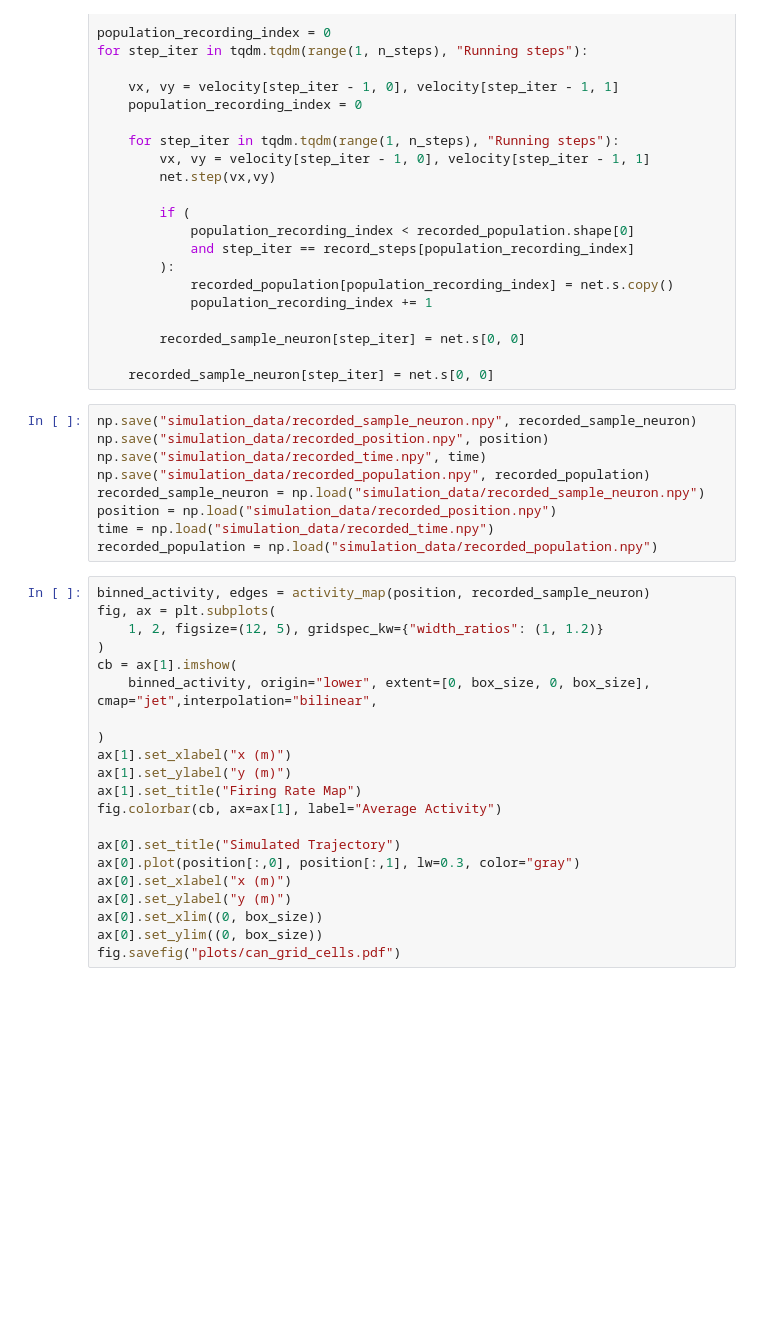
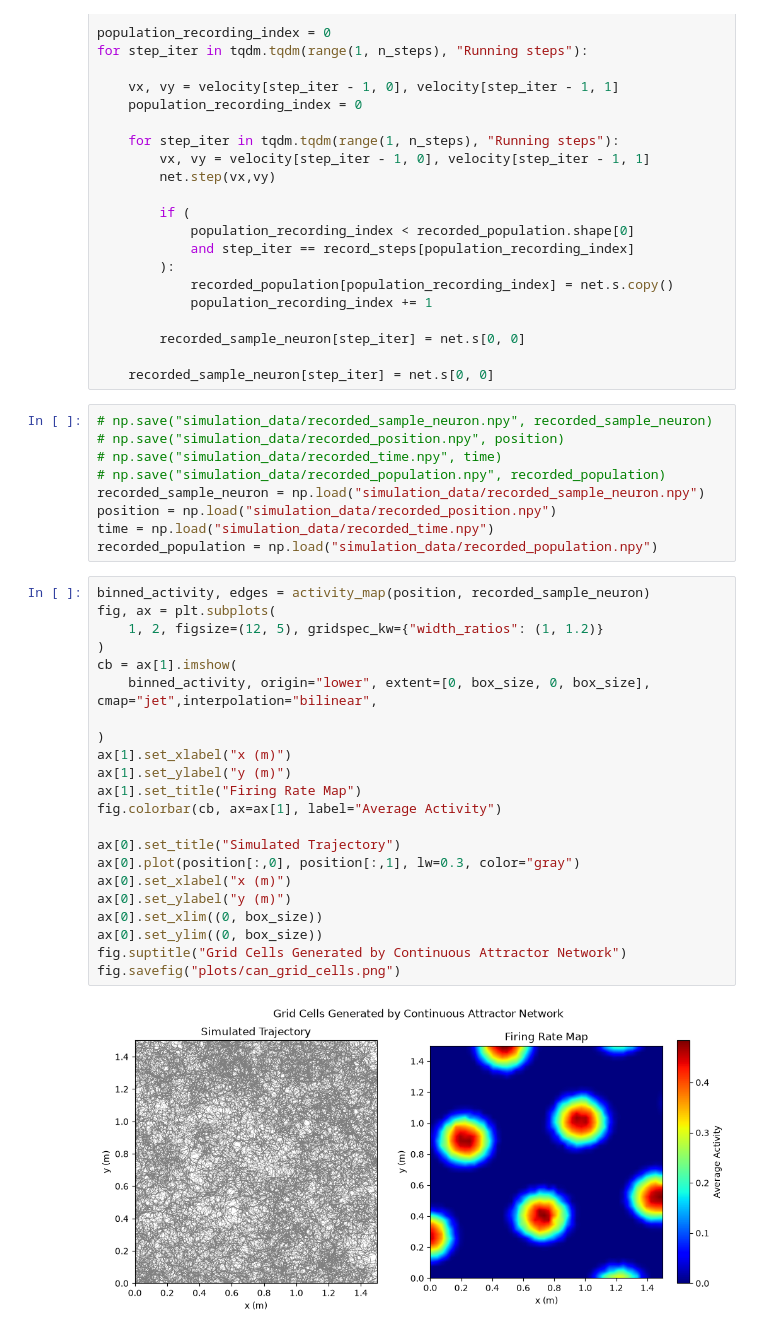
Before and after one commit to siaulich/grid-cells, a Jupyter notebook: continuous_attractor_model_2d.ipynb, the cells around one changed output. Saved outputs shown, nothing was run; the diff lists cells and outputs as text; blank space fills up the shorter version.

```diff
--- a/continuous_attractor_model_2d.ipynb
+++ b/continuous_attractor_model_2d.ipynb
@@ -58,10 +58,10 @@ for step_iter in tqdm.tqdm(range(1, n_steps), "Running steps"):
 
     recorded_sample_neuron[step_iter] = net.s[0, 0]
 # %%
-np.save("simulation_data/recorded_sample_neuron.npy", recorded_sample_neuron)
-np.save("simulation_data/recorded_position.npy", position)
-np.save("simulation_data/recorded_time.npy", time)
-np.save("simulation_data/recorded_population.npy", recorded_population)
+# np.save("simulation_data/recorded_sample_neuron.npy", recorded_sample_neuron)
+# np.save("simulation_data/recorded_position.npy", position)
+# np.save("simulation_data/recorded_time.npy", time)
+# np.save("simulation_data/recorded_population.npy", recorded_population)
 recorded_sample_neuron = np.load("simulation_data/recorded_sample_neuron.npy")
 position = np.load("simulation_data/recorded_position.npy")
 time = np.load("simulation_data/recorded_time.npy")
@@ -69,21 +69,24 @@ recorded_population = np.load("simulation_data/recorded_population.npy")
 # %%
 binned_activity, edges = activity_map(position, recorded_sample_neuron)
 fig, ax = plt.subplots(
     1, 2, figsize=(12, 5), gridspec_kw={"width_ratios": (1, 1.2)}
 )
 cb = ax[1].imshow(
     binned_activity, origin="lower", extent=[0, box_size, 0, box_size], cmap="jet",interpolation="bilinear",
 
 )
 ax[1].set_xlabel("x (m)")
 ax[1].set_ylabel("y (m)")
 ax[1].set_title("Firing Rate Map")
 fig.colorbar(cb, ax=ax[1], label="Average Activity")
 
 ax[0].set_title("Simulated Trajectory")
 ax[0].plot(position[:,0], position[:,1], lw=0.3, color="gray")
 ax[0].set_xlabel("x (m)")
 ax[0].set_ylabel("y (m)")
 ax[0].set_xlim((0, box_size))
 ax[0].set_ylim((0, box_size))
-fig.savefig("plots/can_grid_cells.pdf")
+fig.suptitle("Grid Cells Generated by Continuous Attractor Network")
+fig.savefig("plots/can_grid_cells.png")
+# %% [output]
+[figure, added]
```
Also changed, not shown: parts of 2 cells of this notebook, 4 other files.
